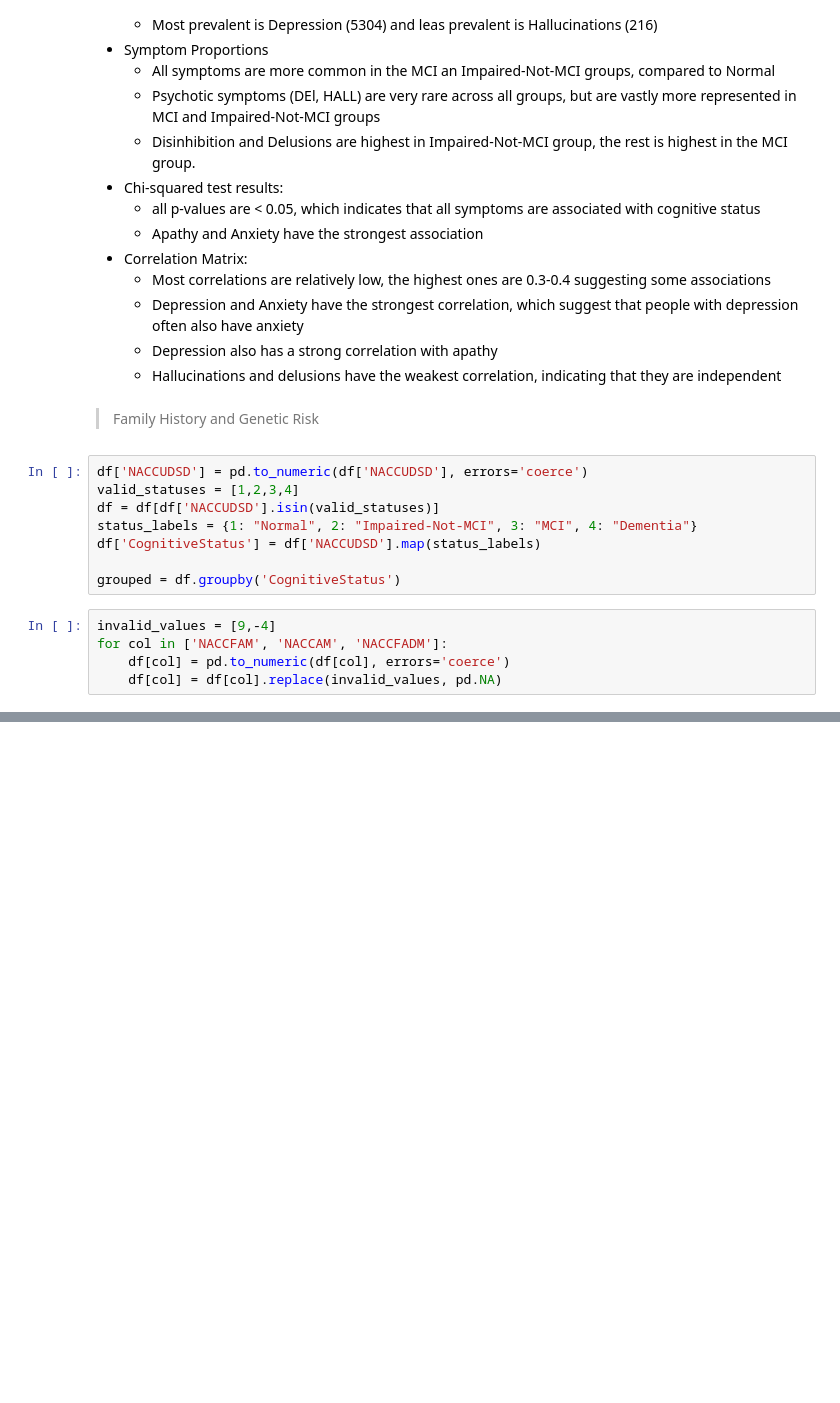
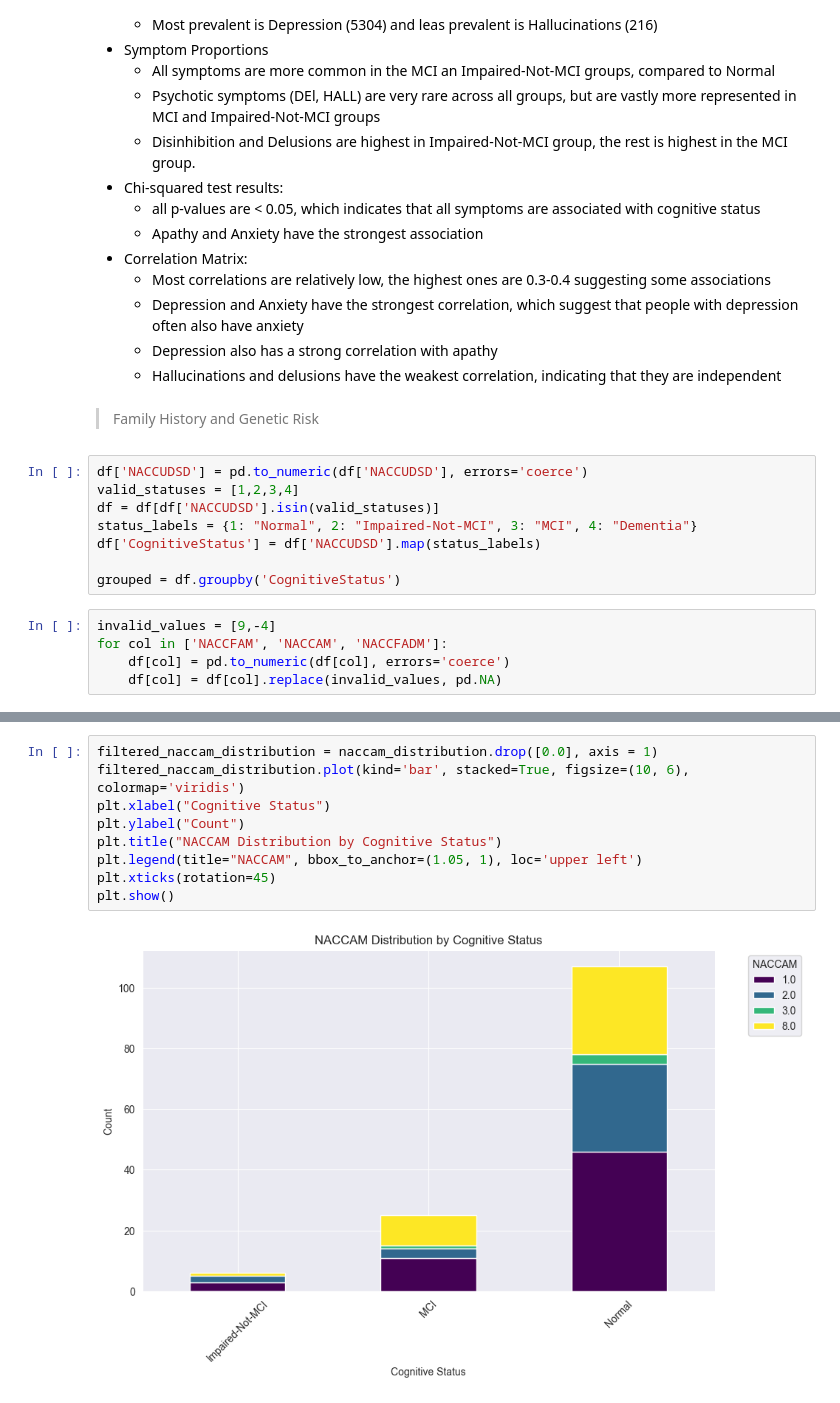
Before and after one commit to xpartla/Bakalarka, a Jupyter notebook: EDA.ipynb, the cells around one changed output, grey strips where cells are left out. Cells and saved outputs as stored; diff of their text form; blank space fills up the shorter version.

```diff
--- a/EDA.ipynb
+++ b/EDA.ipynb
@@ -324,0 +448,11 @@ for col in ['NACCFAM', 'NACCAM', 'NACCFADM']:
+# %%
+filtered_naccam_distribution = naccam_distribution.drop([0.0], axis = 1)
+filtered_naccam_distribution.plot(kind='bar', stacked=True, figsize=(10, 6), colormap='viridis')
+plt.xlabel("Cognitive Status")
+plt.ylabel("Count")
+plt.title("NACCAM Distribution by Cognitive Status")
+plt.legend(title="NACCAM", bbox_to_anchor=(1.05, 1), loc='upper left')
+plt.xticks(rotation=45)
+plt.show()
+# %% [output]
+[figure, added]
```
Also changed, not shown: parts of 50 cells of this notebook.
